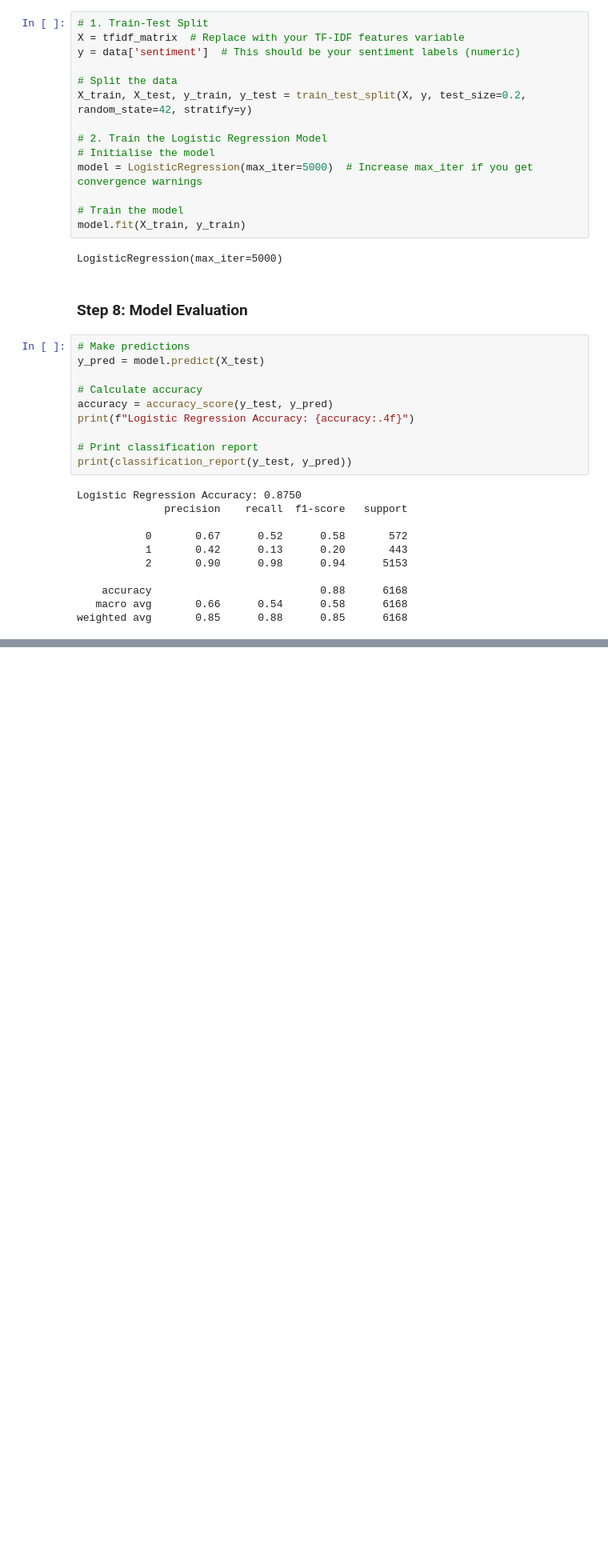
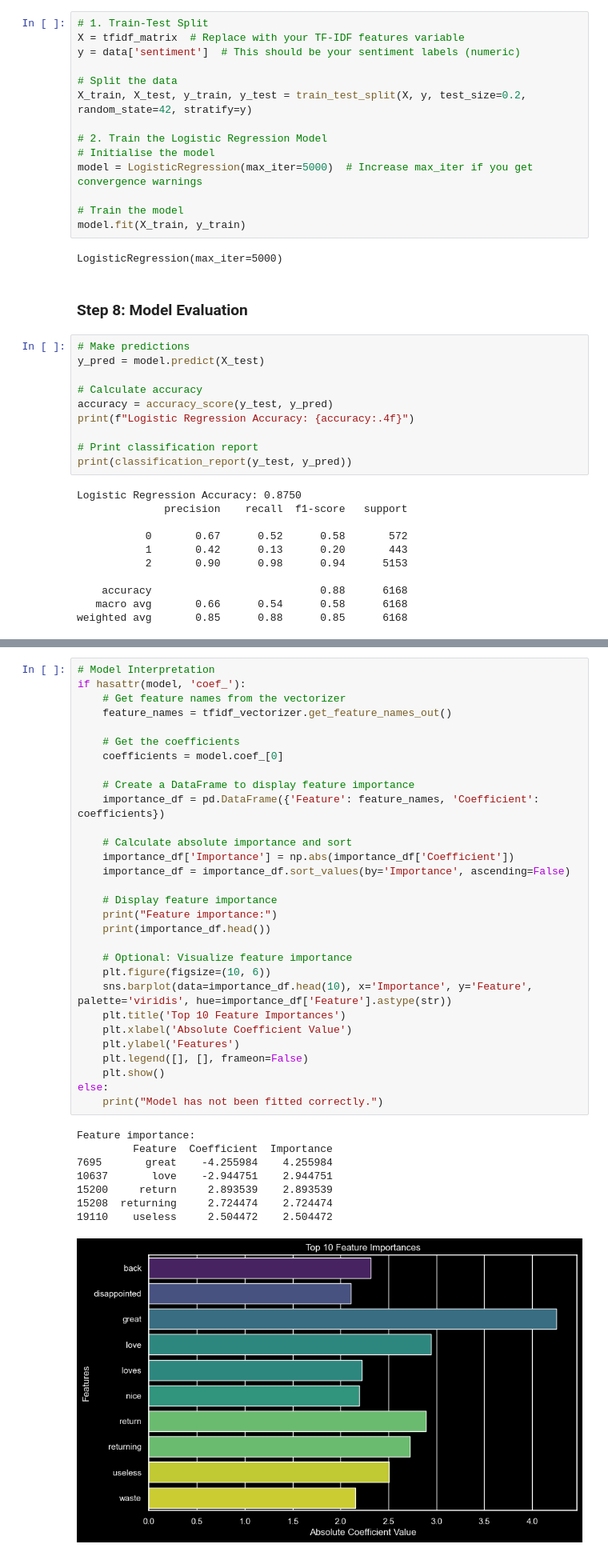
Before and after one commit to nafisalawalidris/Product-Review-Sentiment-Analysis, a Jupyter notebook: Product_Review_Analysis.ipynb, the cells around one changed output, grey strips where cells are left out. Shown at 80% size. Saved outputs shown, nothing was run; the diff lists cells and outputs as text; blank space fills up the shorter version.

```diff
--- a/Product_Review_Analysis.ipynb
+++ b/Product_Review_Analysis.ipynb
@@ -394,0 +422,39 @@ print("Best cross-validation accuracy:", grid_search.best_score_)
+# %%
+# Model Interpretation
+if hasattr(model, 'coef_'):
+    # Get feature names from the vectorizer
+    feature_names = tfidf_vectorizer.get_feature_names_out()
+
+    # Get the coefficients
+    coefficients = model.coef_[0]
+
+    # Create a DataFrame to display feature importance
+    importance_df = pd.DataFrame({'Feature': feature_names, 'Coefficient': coefficients})
+
+    # Calculate absolute importance and sort
+    importance_df['Importance'] = np.abs(importance_df['Coefficient'])
+    importance_df = importance_df.sort_values(by='Importance', ascending=False)
+
+    # Display feature importance
+    print("Feature importance:")
+    print(importance_df.head())
+
+    # Optional: Visualize feature importance
+    plt.figure(figsize=(10, 6))
+    sns.barplot(data=importance_df.head(10), x='Importance', y='Feature', palette='viridis', hue=importance_df['Feature'].astype(str))
+    plt.title('Top 10 Feature Importances')
+    plt.xlabel('Absolute Coefficient Value')
+    plt.ylabel('Features')
+    plt.legend([], [], frameon=False)
+    plt.show()
+else:
+    print("Model has not been fitted correctly.")
+# %% [output]
+Feature importance:
+         Feature  Coefficient  Importance
+7695       great    -4.255984    4.255984
+10637       love    -2.944751    2.944751
+15200     return     2.893539    2.893539
+15208  returning     2.724474    2.724474
+19110    useless     2.504472    2.504472
+[figure, added]
```
Also changed, not shown: parts of 6 cells of this notebook, 3 other files.
